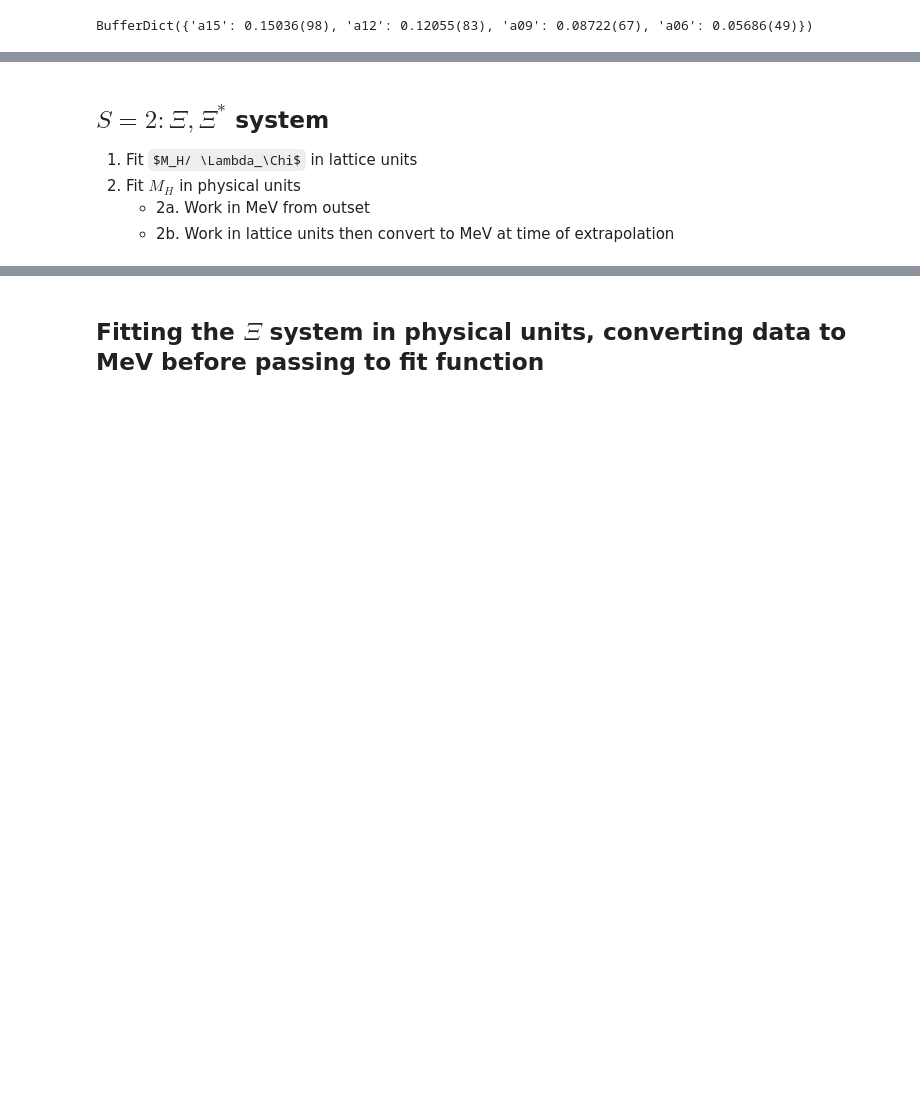
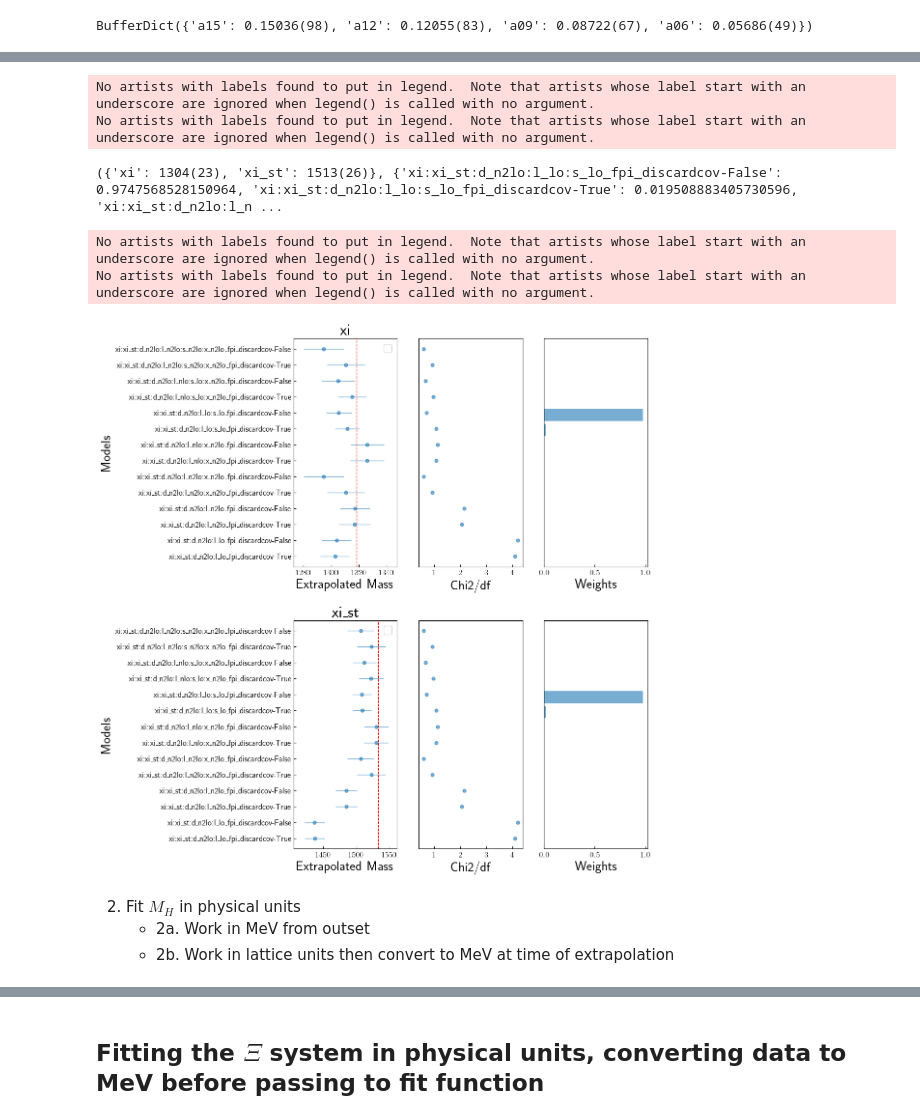
Before and after one commit to gdbrad/hyperon_su2_hbxpt, a Jupyter notebook: notebooks/su2_hyperon_extrap.ipynb, the cells around one changed output, grey strips where cells are left out. Drawn from its saved outputs; the diff is of its cells as text; code cells hidden in the pictures; some formulas as TeX source; blank space fills up the shorter version.

```diff
--- a/notebooks/su2_hyperon_extrap.ipynb
+++ b/notebooks/su2_hyperon_extrap.ipynb
@@ -133,6 +144,59 @@ lam_sigma_models = models['models']['lam_sigma_system']
+# %%
+reload(i_o)
+reload(xfa)
+
+units_list = ['fpi']
+discard_cov_opt = [True,False] # this option either retains the correlations between the pseudoscalars (scale setting params) or removes them #
+model_data = {}
+
+for unit in units_list:
+    data, new_prior, phys_point_data = i_o.get_data_and_prior_for_unit(unit,system='xi',scheme='w0_imp',convert_data=False,decorr_scale=None)
+
+    for mdl_key in xi_models:
+        _model_info = xi_models[mdl_key].copy()
+        _model_info['units'] = unit
+        updated_mdl_key = i_o.update_model_key_name(mdl_key, unit)
+    # print(f"Processing: {updated_mdl_key}")
+        for dc in discard_cov_opt:
+            xfa_instance = xfa.Xpt_Fit_Analysis(data=data,
+                                            prior=new_prior,
+                                            model_info=_model_info,
+                                            phys_pt_data=phys_point_data,
+                                            units=unit,
+                                            extrapolate=True,
+                                            discard_cov=dc,
+                                            verbose=False,
+                                            svd_test=False,
+                                            svd_tol=None)
+            config_key = f"{updated_mdl_key}_discardcov-{dc}"
+
+            model_data[config_key] = xfa_instance
+
+# print(model_data['xi:xi_st:d_n2lo:l_lo_fpi'])
+
+# Print the results
+for key, value in model_data.items():
+    # Extract the unit from the key assuming the unit was appended to the original key.
+    unit_from_info = value.model_info['units']
+    # print(f"Results for {i_o.get_unit_description(unit_from_info)}:")
+    # print(key)
+    # print(value)
+    # print("-" * 80)
+
+reload(compare)
+compare_ = compare.ModelComparsion(models=model_data,compare_type='fpi',units='fpi')
+compare_.compare_models(particles=['xi','xi_st'])
+mdl_avg = compare_.model_average(particles=['xi','xi_st'])
+print(mdl_avg)
+compare_.model_plots(system='xi')
+# %% [output]
+No artists with labels found to put in legend.  Note that artists whose label start with an underscore are ignored when legend() is called with no argument.
+No artists with labels found to put in legend.  Note that artists whose label start with an underscore are ignored when legend() is called with no argument.
+({'xi': 1304(23), 'xi_st': 1513(26)}, {'xi:xi_st:d_n2lo:l_lo:s_lo_fpi_discardcov-False': 0.9747568528150964, 'xi:xi_st:d_n2lo:l_lo:s_lo_fpi_discardcov-True': 0.019508883405730596, 'xi:xi_st:d_n2lo:l_n ...
+No artists with labels found to put in legend.  Note that artists whose label start with an underscore are ignored when legend() is called with no argument.
+No artists with labels found to put in legend.  Note that artists whose label start with an underscore are ignored when legend() is called with no argument.
+[figure, added]
 # %% [markdown]
-## $ S=2: \Xi, \Xi^*$ system ##
-1. Fit $M_H/ \Lambda_\Chi$ in lattice units
 2. Fit $M_H$ in physical units
     - 2a. Work in MeV from outset
     - 2b. Work in lattice units then convert to MeV at time of extrapolation
```
Also changed, not shown: parts of 7 cells of this notebook, 4 other files.
